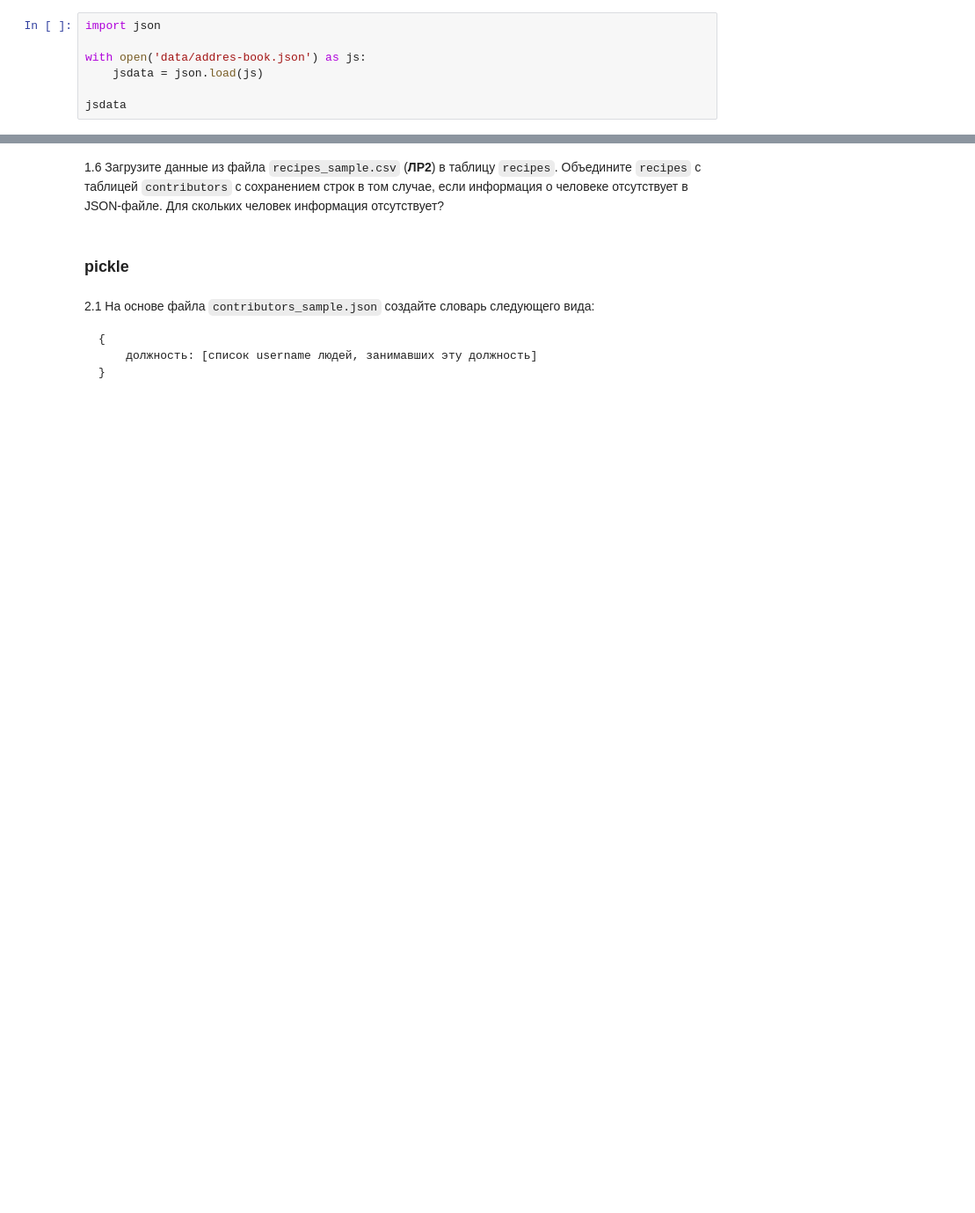
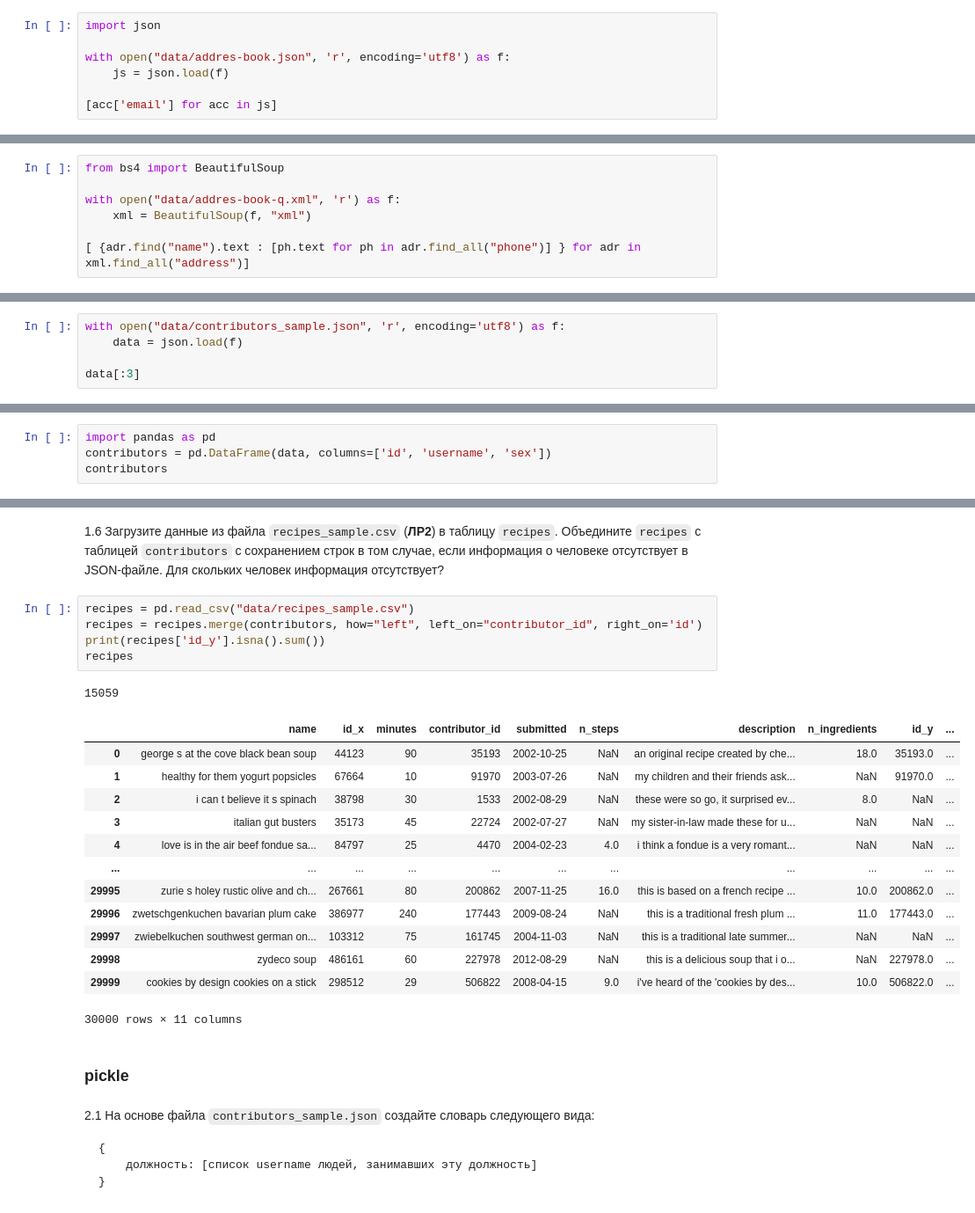
Before and after one commit to th0m45y3/uni_numpy, a Jupyter notebook: 03_data_files.ipynb, the cells around one changed output, grey strips where cells are left out. Shown: that part at 88% size. Cells and saved outputs as stored; diff of their text form; blank space fills up the shorter version.

```diff
--- a/03_data_files.ipynb
+++ b/03_data_files.ipynb
@@ -7,8 +14,8 @@
 # %%
 import json
 
-with open('data/addres-book.json') as js:
-	jsdata = json.load(js)
+with open("data/addres-book.json", 'r', encoding='utf8') as f:
+    js = json.load(f)
 
-jsdata
+[acc['email'] for acc in js]
 # %% [output]
@@ -33,2 +32,9 @@ jsdata
 # %% [markdown]
 3. По данным из файла `addres-book-q.xml` сформировать список словарей с телефонами каждого из людей.
+# %%
+from bs4 import BeautifulSoup
+
+with open("data/addres-book-q.xml", 'r') as f:
+    xml = BeautifulSoup(f, "xml")
+
+[ {adr.find("name").text : [ph.text for ph in adr.find_all("phone")] } for adr in xml.find_all("address")]
@@ -38,3 +52,8 @@ jsdata
 ### JSON
 # %% [markdown]
 1.1 Считайте файл `contributors_sample.json`. Воспользовавшись модулем `json`, преобразуйте содержимое файла в соответствующие объекты python. Выведите на экран информацию о первых 3 пользователях.
+# %%
+with open("data/contributors_sample.json", 'r', encoding='utf8') as f:
+    data = json.load(f)
+
+data[:3]
@@ -47,2 +111,6 @@ jsdata
 # %% [markdown]
 1.5 Создайте `pd.DataFrame` `contributors`, имеющий столбцы `id`, `username` и `sex`.
+# %%
+import pandas as pd
+contributors = pd.DataFrame(data, columns=['id', 'username', 'sex'])
+contributors
@@ -49,5 +131,25 @@ jsdata
 # %% [markdown]
 1.6 Загрузите данные из файла `recipes_sample.csv` (__ЛР2__) в таблицу `recipes`. Объедините `recipes` с таблицей `contributors` с сохранением строк в том случае, если информация о человеке отсутствует в JSON-файле. Для скольких человек информация отсутствует?
+# %%
+recipes = pd.read_csv("data/recipes_sample.csv")
+recipes = recipes.merge(contributors, how="left", left_on="contributor_id", right_on='id')
+print(recipes['id_y'].isna().sum())
+recipes
+# %% [output]
+15059
+|  | name | id_x | minutes | contributor_id | submitted | n_steps | description | n_ingredients | id_y | ... |
+| 0 | george s at the cove black bean soup | 44123 | 90 | 35193 | 2002-10-25 | NaN | an original recipe created by che... | 18.0 | 35193.0 | ... |
+| 1 | healthy for them yogurt popsicles | 67664 | 10 | 91970 | 2003-07-26 | NaN | my children and their friends ask... | NaN | 91970.0 | ... |
+| 2 | i can t believe it s spinach | 38798 | 30 | 1533 | 2002-08-29 | NaN | these were so go, it surprised ev... | 8.0 | NaN | ... |
+| 3 | italian gut busters | 35173 | 45 | 22724 | 2002-07-27 | NaN | my sister-in-law made these for u... | NaN | NaN | ... |
+| 4 | love is in the air beef fondue sa... | 84797 | 25 | 4470 | 2004-02-23 | 4.0 | i think a fondue is a very romant... | NaN | NaN | ... |
+| ... | ... | ... | ... | ... | ... | ... | ... | ... | ... | ... |
+| 29995 | zurie s holey rustic olive and ch... | 267661 | 80 | 200862 | 2007-11-25 | 16.0 | this is based on a french recipe ... | 10.0 | 200862.0 | ... |
+| 29996 | zwetschgenkuchen bavarian plum cake | 386977 | 240 | 177443 | 2009-08-24 | NaN | this is a traditional fresh plum ... | 11.0 | 177443.0 | ... |
+| 29997 | zwiebelkuchen southwest german on... | 103312 | 75 | 161745 | 2004-11-03 | NaN | this is a traditional late summer... | NaN | NaN | ... |
+| 29998 | zydeco soup | 486161 | 60 | 227978 | 2012-08-29 | NaN | this is a delicious soup that i o... | NaN | 227978.0 | ... |
+| 29999 | cookies by design cookies on a stick | 298512 | 29 | 506822 | 2008-04-15 | 9.0 | i've heard of the 'cookies by des... | 10.0 | 506822.0 | ... |
+30000 rows × 11 columns
 # %% [markdown]
 ### pickle
 # %% [markdown]
```
Also changed, not shown: parts of 21 cells of this notebook.
